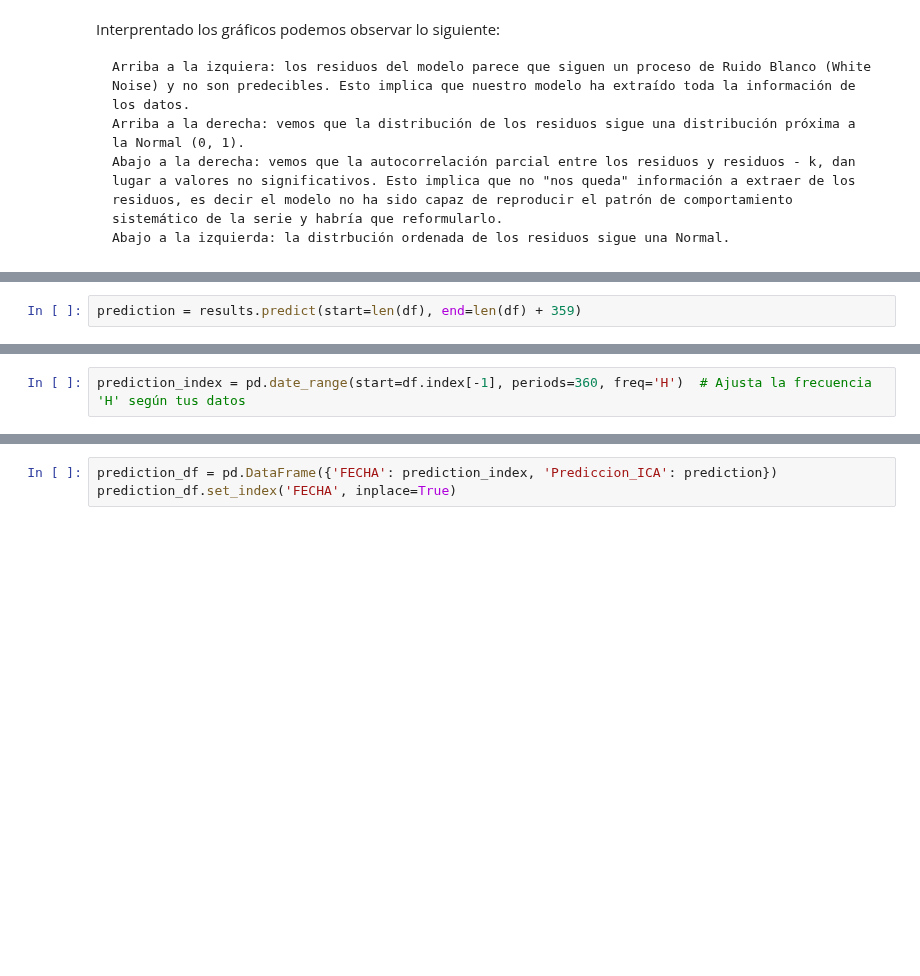
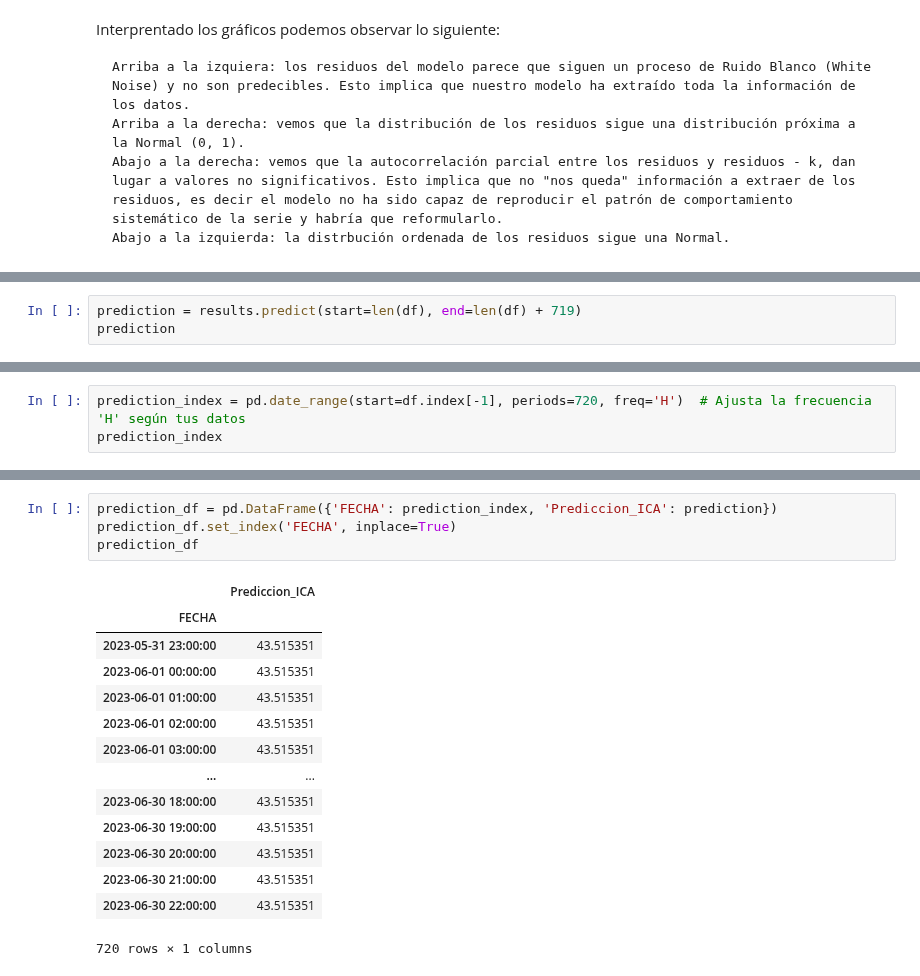
Before and after one commit to EmmaMontalban/grupo1_analisis, a Jupyter notebook: modelos/modelos arima/1. modelo_arima_Emma.ipynb, the cells around one changed output, grey strips where cells are left out. Drawn from its saved outputs; the diff is of its cells as text; blank space fills up the shorter version.

```diff
--- a/modelos/modelos arima/1. modelo_arima_Emma.ipynb
+++ b/modelos/modelos arima/1. modelo_arima_Emma.ipynb
@@ -377,2 +391,3 @@ Interprentado los gráficos podemos observar lo siguiente:
 # %%
-prediction = results.predict(start=len(df), end=len(df) + 359)
+prediction = results.predict(start=len(df), end=len(df) + 719)
+prediction
@@ -379,2 +407,3 @@ prediction = results.predict(start=len(df), end=len(df) + 359)
 # %%
-prediction_index = pd.date_range(start=df.index[-1], periods=360, freq='H')  # Ajusta la frecuencia 'H' según tus datos
+prediction_index = pd.date_range(start=df.index[-1], periods=720, freq='H')  # Ajusta la frecuencia 'H' según tus datos
+prediction_index
@@ -381,6 +423,22 @@ prediction_index = pd.date_range(start=df.index[-1], periods=360, freq='H')  # A
 # %%
 prediction_df = pd.DataFrame({'FECHA': prediction_index, 'Prediccion_ICA': prediction})
 prediction_df.set_index('FECHA', inplace=True)
+prediction_df
+# %% [output]
+|  | Prediccion_ICA |
+| FECHA |  |
+| 2023-05-31 23:00:00 | 43.515351 |
+| 2023-06-01 00:00:00 | 43.515351 |
+| 2023-06-01 01:00:00 | 43.515351 |
+| 2023-06-01 02:00:00 | 43.515351 |
+| 2023-06-01 03:00:00 | 43.515351 |
+| ... | ... |
+| 2023-06-30 18:00:00 | 43.515351 |
+| 2023-06-30 19:00:00 | 43.515351 |
+| 2023-06-30 20:00:00 | 43.515351 |
+| 2023-06-30 21:00:00 | 43.515351 |
+| 2023-06-30 22:00:00 | 43.515351 |
+720 rows × 1 columns
 # %%
 plt.figure(figsize=(15, 7))
 plt.plot(df['ICA'], label='Datos originales')
```
Also changed, not shown: parts of 12 cells of this notebook, 1 other file.
